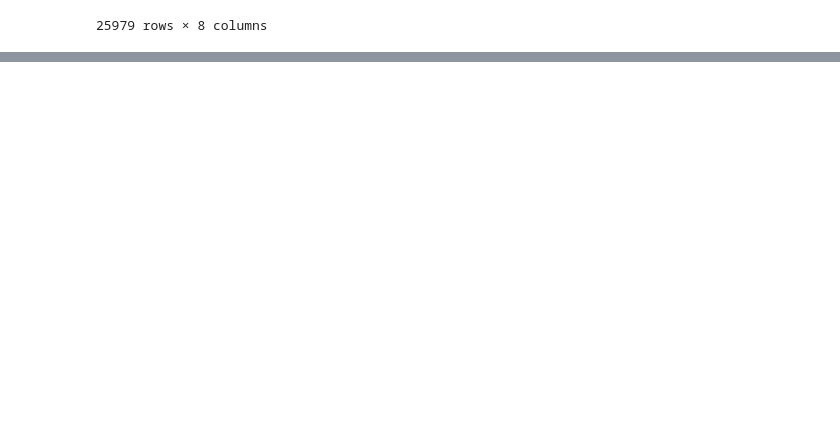
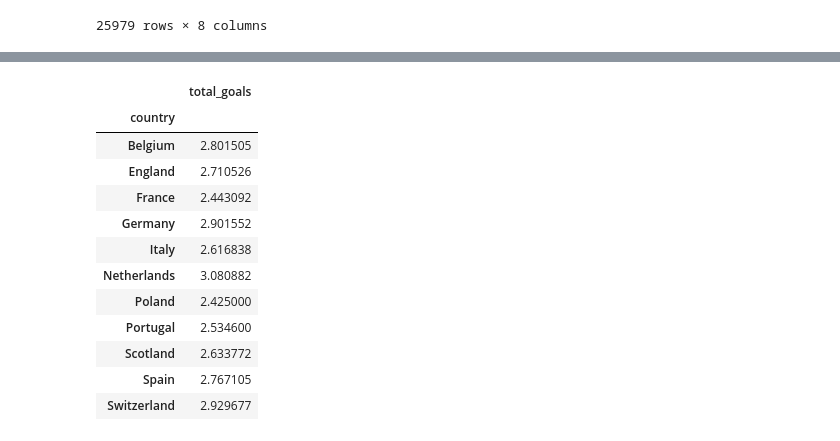
Before and after one commit to piotrgradzinski/dap_20230114, a Jupyter notebook: day_8_pgg/ex_2.ipynb, the cells around one changed output, grey strips where cells are left out. Drawn from its saved outputs; the diff is of its cells as text; code cells hidden in the pictures; blank space fills up the shorter version.

```diff
--- a/day_8_pgg/ex_2.ipynb
+++ b/day_8_pgg/ex_2.ipynb
@@ -27,0 +45,19 @@ matches
+# %%
+goals_per_country = matches.groupby('country').agg({
+    'total_goals': 'mean'
+})
+goals_per_country
+# %% [output]
+|  | total_goals |
+| country |  |
+| Belgium | 2.801505 |
+| England | 2.710526 |
+| France | 2.443092 |
+| Germany | 2.901552 |
+| Italy | 2.616838 |
+| Netherlands | 3.080882 |
+| Poland | 2.425000 |
+| Portugal | 2.534600 |
+| Scotland | 2.633772 |
+| Spain | 2.767105 |
+| Switzerland | 2.929677 |
```
Also changed, not shown: parts of 10 cells of this notebook, 2 other files.
